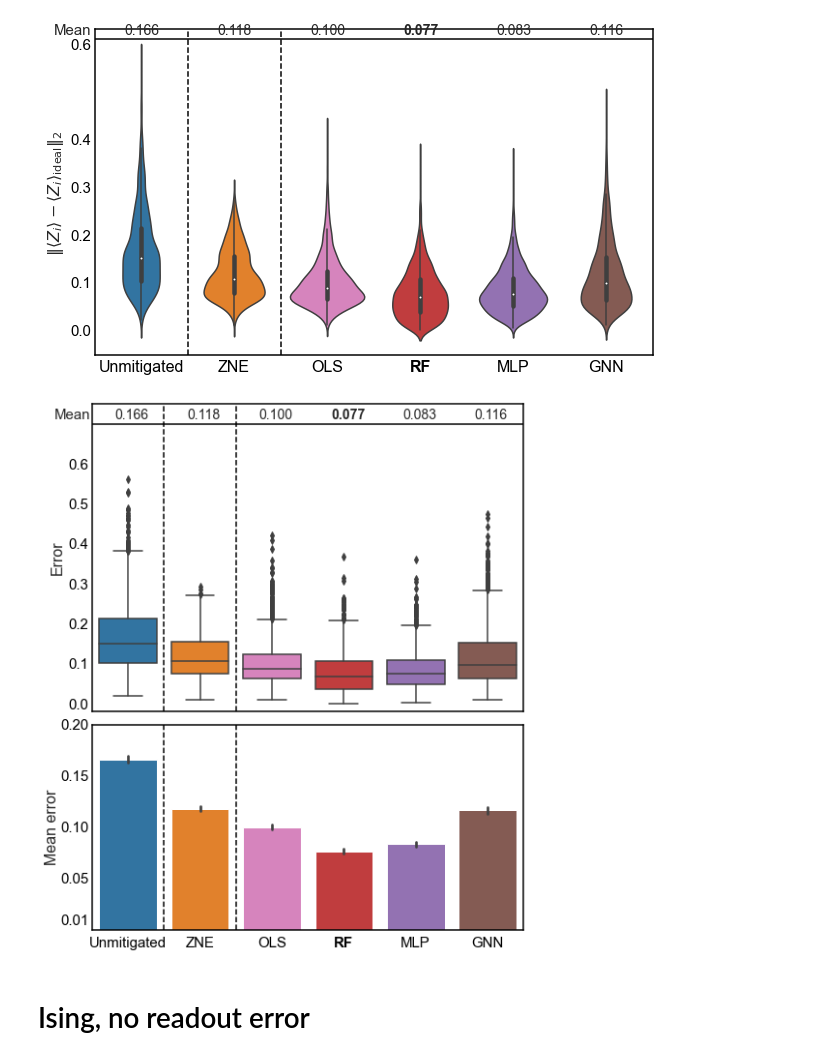
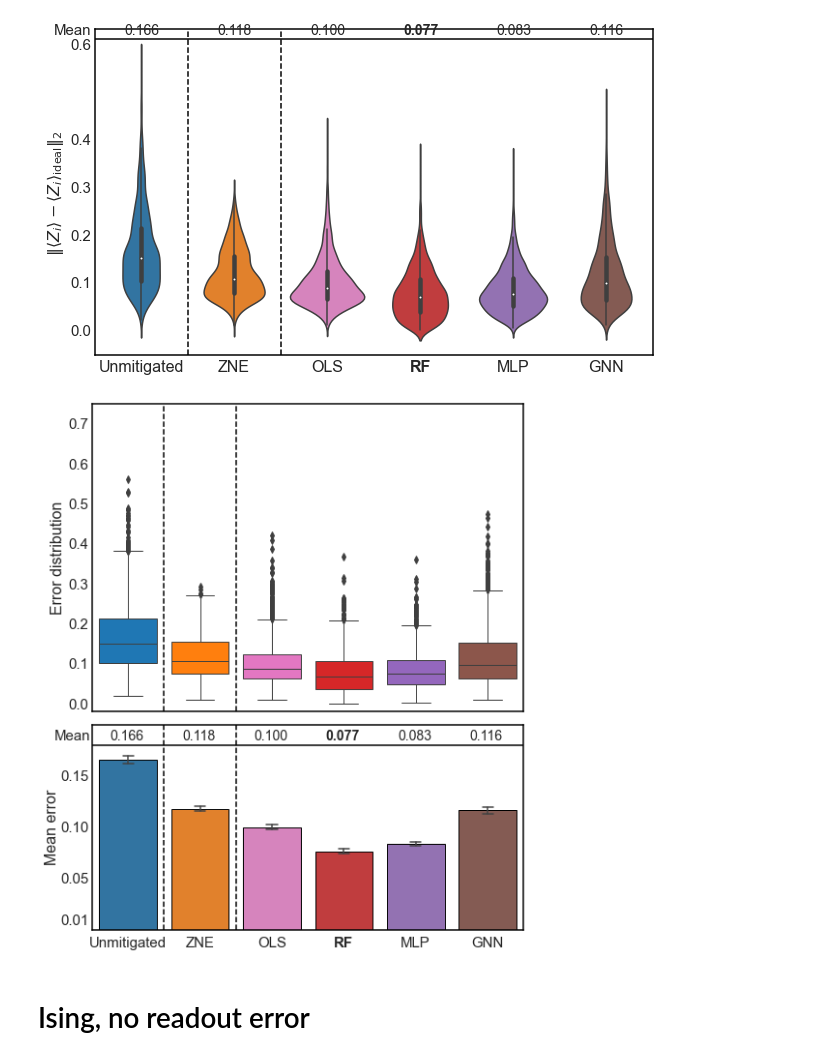
Before and after one commit to qiskit-community/ml-qem, a Jupyter notebook: docs/paper_figures/plot.ipynb, the cells around one changed output. Drawn from its saved outputs; the diff is of its cells as text; code cells hidden in the pictures.

```diff
--- a/docs/paper_figures/plot.ipynb
+++ b/docs/paper_figures/plot.ipynb
@@ -71,7 +71,9 @@ plt.show()
 # %% [output]
 [figure]
 # %%
-fs = 16
+import matplotlib.gridspec as gridspec
+
+fs, lw = 16, 1
 mpl.rc('xtick', labelsize=15)
 mpl.rc('ytick', labelsize=15)
 mpl.rc('font', weight='normal')
@@ -79,9 +81,9 @@ plt.style.use({'figure.facecolor':'white'})
 fig = plt.figure(figsize=(8, 10))
 gs = gridspec.GridSpec(2, 1, height_ratios=[1.5, 1])
 ax = [plt.subplot(gs[i]) for i in range(2)]
-sns.boxplot(data=df[['L2_noisy', 'L2_zne', 'L2_ols_full', 'L2_rfr_list', 'L2_mlp', 'L2_gnn']], palette=colors_copy, ax=ax[0])#, errorbar=('ci', 95))
+sns.boxplot(data=df[['L2_noisy', 'L2_zne', 'L2_ols_full', 'L2_rfr_list', 'L2_mlp', 'L2_gnn']], palette=colors_copy, ax=ax[0], linewidth=lw, saturation=1)#, errorbar=('ci', 95))
 # ax[0].set_ylabel(r'$\Vert \langle \hat{Z} \rangle - \langle \hat{Z} \rangle_{\mathrm{ideal}} \Vert_2$', fontsize=fs)
-ax[0].set_ylabel('Error', fontsize=fs)
+ax[0].set_ylabel('Error distribution', fontsize=fs)
 ax[0].set_ylim([-0.02, 0.75])
 ymin, ymax = ax[0].get_ylim()
 xmin, xmax = ax[0].get_xlim()
@@ -89,50 +91,56 @@ ax[0].set_ylim([ymin, ymax])
 ax[0].set_xlim([xmin, xmax])
 ax[0].vlines(x=0.5, ymin=ymin, ymax=ymax, colors='black', linestyles='dashed')
 ax[0].vlines(x=1.5, ymin=ymin, ymax=ymax, colors='black', linestyles='dashed')
-ax[0].hlines(y=0.7, xmin=xmin, xmax=xmax, colors='black', linestyles='solid')
-ax[0].set_yticks(np.arange(0, 0.7, 0.1))
+# ax[0].hlines(y=0.7, xmin=xmin, xmax=xmax, colors='black', linestyles='solid')
+ax[0].set_yticks(np.arange(0, 0.8, 0.1))
 
-sns.barplot(data=df[['L2_noisy', 'L2_zne', 'L2_ols_full', 'L2_rfr_list', 'L2_mlp', 'L2_gnn']], palette=colors_copy, ax=ax[1], errorbar=('ci', 95))
+sns.set_context(rc = {'patch.linewidth': 1.0})
+sns.barplot(data=df[['L2_noisy', 'L2_zne', 'L2_ols_full', 'L2_rfr_list', 'L2_mlp', 'L2_gnn']], palette=colors_copy, ax=ax[1], errorbar=('ci', 95), capsize=0.15, errwidth=1.5, edgecolor='k', linewidth=lw)
 # ax[1].set_ylabel(r'Mean $\Vert \langle \hat{Z} \rangle - \langle \hat{Z} \rangle_{\mathrm{ideal}} \Vert_2$', fontsize=fs, labelpad=1)
 ax[1].set_ylabel('Mean error', fontsize=fs, labelpad=1)
 ax[1].set_yticks([0.01, 0.05, 0.1, 0.15, 0.2])
 ymin, ymax = ax[1].get_ylim()
 ax[1].set_ylim([ymin, ymax])
 ax[1].set_xlim([xmin, xmax])
 ax[1].vlines(x=0.5, ymin=ymin, ymax=ymax, colors='black', linestyles='dashed')
 ax[1].vlines(x=1.5, ymin=ymin, ymax=ymax, colors='black', linestyles='dashed')
+xmin, xmax = ax[1].get_xlim()
+ax[1].hlines(y=0.18, xmin=xmin, xmax=xmax, colors='black', linestyles='solid')
 
 for a in ax:
     a.tick_params(direction="in")
     a.grid(False)
     for axis in ['top','bottom','left','right']:
         a.spines[axis].set_linewidth(1.5)
         a.spines[axis].set_color('black')
 
-y_text = 0.498
+# y_text = 0.498
+y_text = 0.185
+# x_shift = 0.18
+x_shift = 0.25
 for i, col in enumerate(['L2_noisy', 'L2_zne', 'L2_ols_full', 'L2_rfr_list', 'L2_mlp', 'L2_gnn']):
     if col != 'L2_rfr_list':
-        plt.text(i-0.18, y_text, '%.3f'%round(np.mean(df[col]), 3), fontsize=fs-2)
+        plt.text(i-x_shift, y_text, '%.3f'%round(np.mean(df[col]), 3), fontsize=fs-2)
     else:
-        plt.text(i-0.18, y_text, '%.3f'%round(np.mean(df[col]), 3), fontsize=fs-2, weight='bold')
+        plt.text(i-x_shift, y_text, '%.3f'%round(np.mean(df[col]), 3), fontsize=fs-2, weight='bold')
 
 plt.text(-1.03, y_text, 'Mean', fontsize=fs-1)
-# tmp = ax[0].yaxis.get_majorticklabels()
-# tmp[-1] = tmp[-1].set_text('2')
-# ax[0].set_yticklabels(tmp)
+tmp = ax[1].yaxis.get_majorticklabels()
+tmp[-1] = tmp[-1].set_text('2')
+ax[1].set_yticklabels(tmp)
 
 x_tick_labels = ax[1].get_xticklabels()
 x_tick_labels[3].set_weight('bold')
 ax[1].set_xticklabels(x_tick_labels)
 ax[1].set_xticklabels(['Unmitigated', 'ZNE', 'OLS', 'RF', 'MLP', 'GNN'], fontsize=fs-1)
 ax[1].tick_params(axis='x', which='major', pad=7)
 ax[0].set_xticklabels([])
 
 plt.subplots_adjust(wspace=0, hspace=0.05)
 plt.savefig("/Users/haoranliao/GitHub/blackwater/docs/paper_figures/random_circuits_2.pdf", dpi=300, bbox_inches='tight', transparent=False)
 plt.show()
 # %% [output]
-[figure, old version]
+[figure, new version]
 # %% [markdown]
 # Ising, no readout error
 # %%
```
Also changed, not shown: parts of 5 cells of this notebook, 18 other files.
